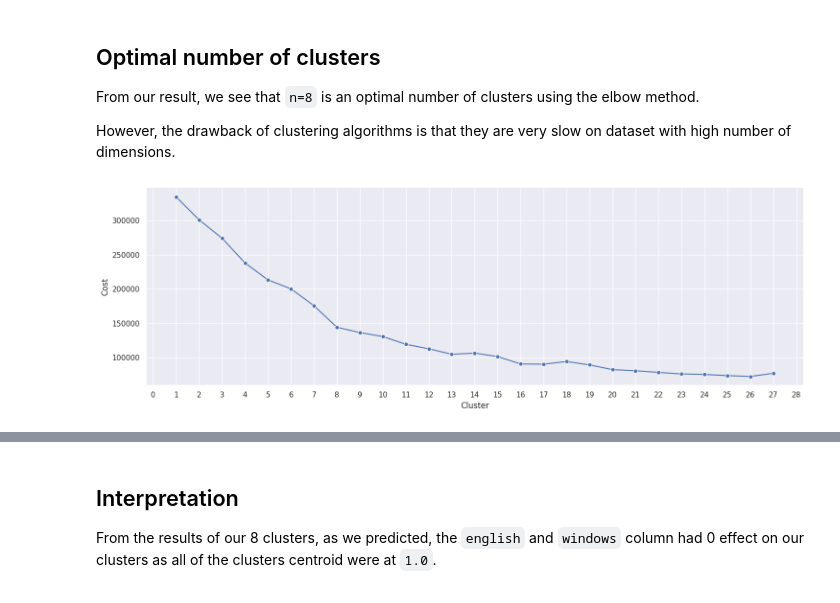
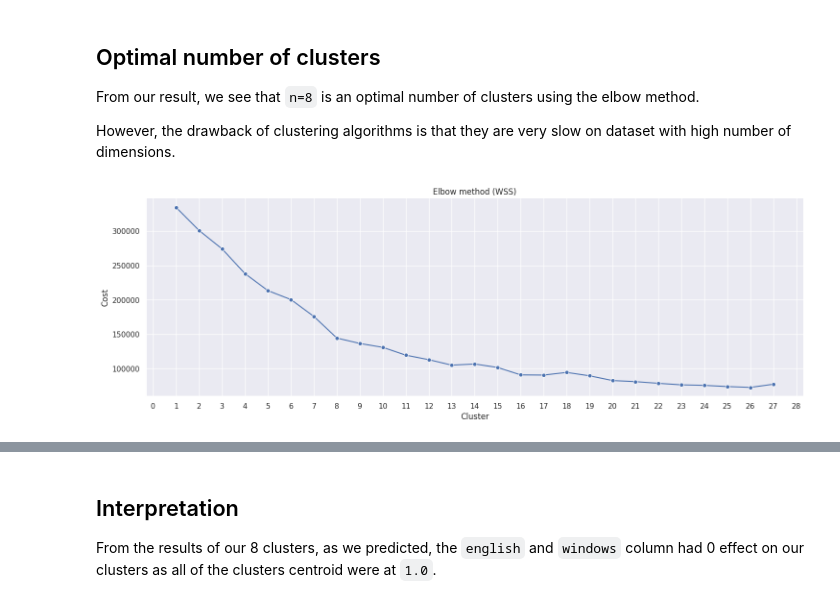
Before and after one commit to nefelibata28/usg, a Jupyter notebook: notebooks/data_cleaning.ipynb, the cells around one changed output, grey strips where cells are left out. Saved outputs shown, nothing was run; the diff lists cells and outputs as text; code cells hidden in the pictures.

```diff
--- a/notebooks/data_cleaning.ipynb
+++ b/notebooks/data_cleaning.ipynb
@@ -738,8 +754,8 @@ c_cost = [
 # %%
 # Converting the results into a dataframe and plotting them
 df_cost = pd.DataFrame({'Cluster':list(range(1, len(c_cost)+1)), 'Cost':c_cost})
-ax = sb.relplot(data=df_cost, x='Cluster', y='Cost', marker='o', kind='line', aspect=3)
+ax = sb.relplot(data=df_cost, x='Cluster', y='Cost', marker='o', kind='line', aspect=3).set(title='Elbow method (WSS)')
 import matplotlib.ticker as ticker
 plt.gca().xaxis.set_major_locator(ticker.MultipleLocator(1))
 # %% [output]
-[figure, old version]
+[figure, new version]
```
Also changed, not shown: parts of 44 cells of this notebook, 2 other files.
